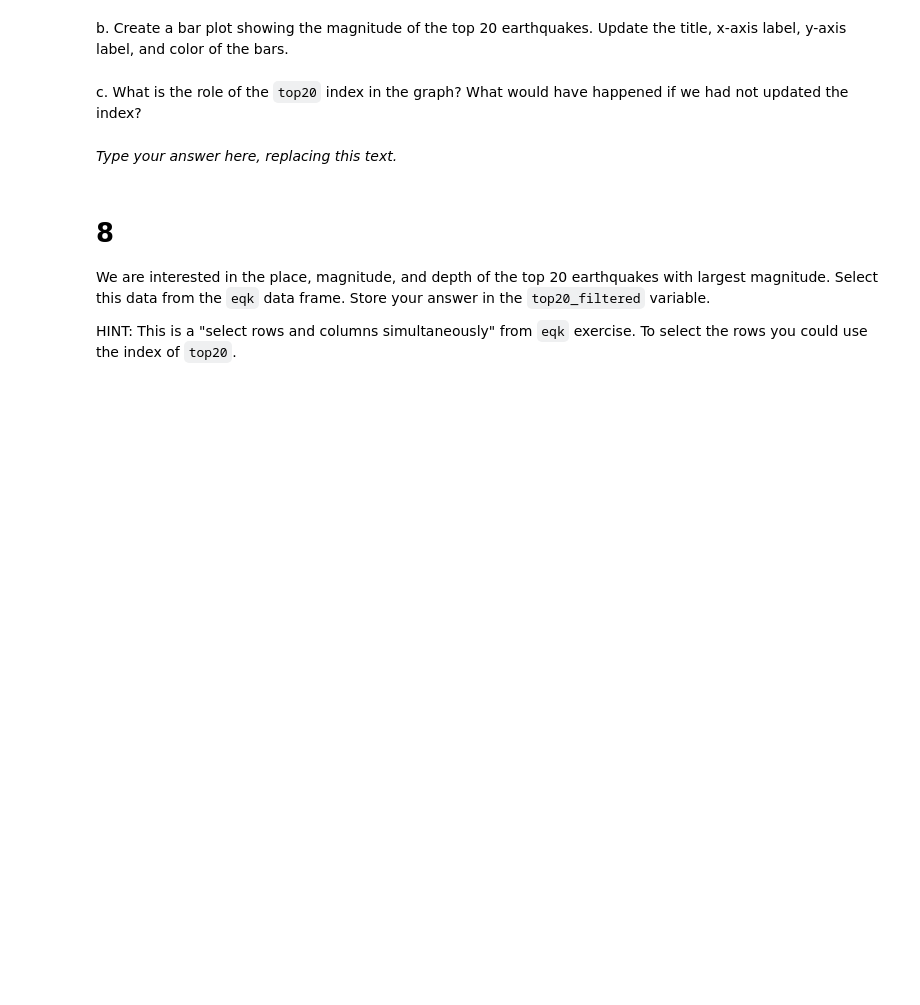
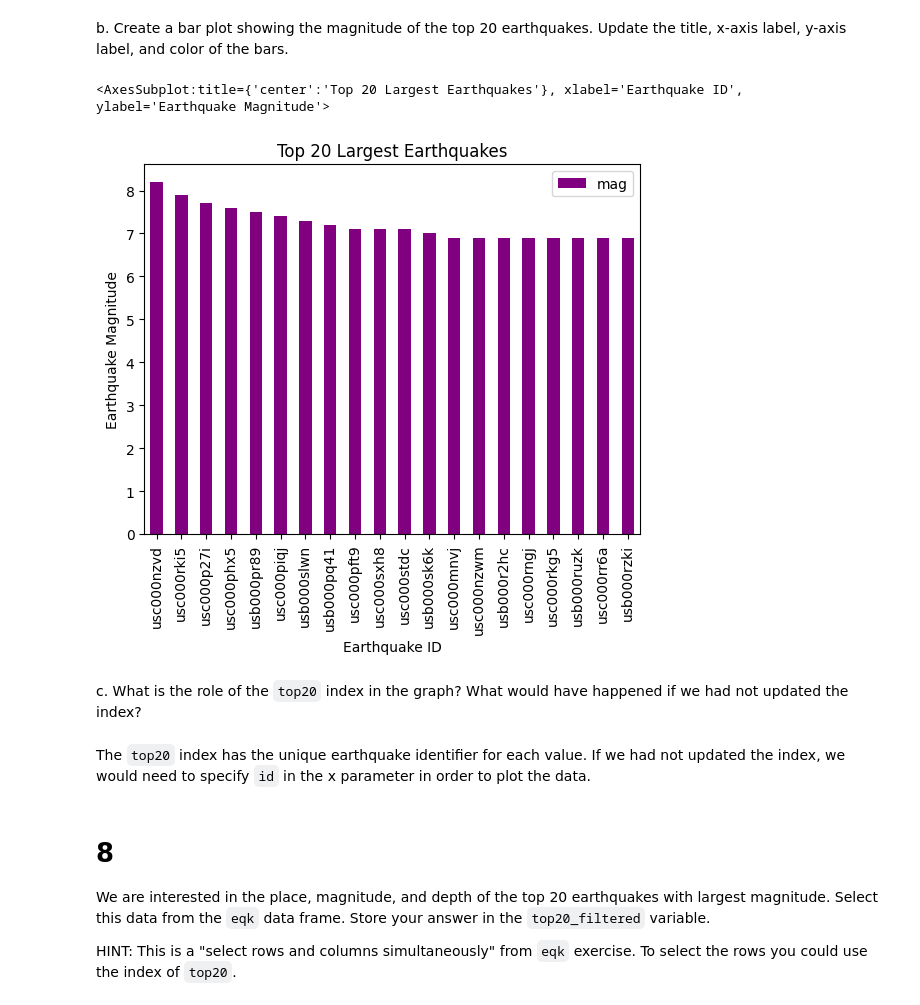
Before and after one commit to leirubinstein/eds220-hwk1, a Jupyter notebook: hwk1-task3-earthquakes.ipynb, the cells around one changed output. Drawn from its saved outputs; the diff is of its cells as text; code cells hidden in the pictures; blank space fills up the shorter version.

```diff
--- a/hwk1-task3-earthquakes.ipynb
+++ b/hwk1-task3-earthquakes.ipynb
@@ -157,14 +185,26 @@ top20
 <!-- BEGIN QUESTION -->
 
 b. Create a bar plot showing the magnitude of the top 20 earthquakes. Update the title, x-axis label, y-axis label, and color of the bars.
+# %%
+top20.plot(
+    kind = 'bar',
+    y = 'mag',
+    title = 'Top 20 Largest Earthquakes',
+    xlabel = 'Earthquake ID',
+    ylabel = 'Earthquake Magnitude',
+    color = 'purple'
+)
+# %% [output]
+<AxesSubplot:title={'center':'Top 20 Largest Earthquakes'}, xlabel='Earthquake ID', ylabel='Earthquake Magnitude'>
+[figure, added]
 # %% [markdown]
 <!-- END QUESTION -->
 
 <!-- BEGIN QUESTION -->
 
 c. What is the role of the `top20` index in the graph? What would have happened if we had not updated the index?
-# %% [markdown]
-_Type your answer here, replacing this text._
+# %% [markdown]
+The `top20` index has the unique earthquake identifier for each value. If we had not updated the index, we would need to specify `id` in the x parameter in order to plot the data.
 # %% [markdown]
 <!-- END QUESTION -->
 
```
Also changed, not shown: parts of 8 cells of this notebook.
